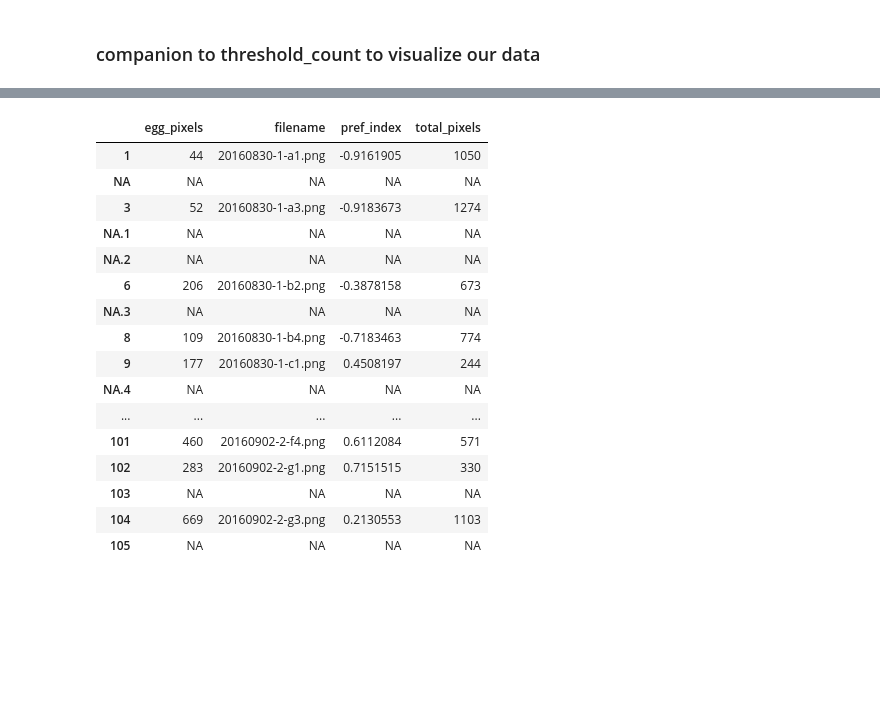
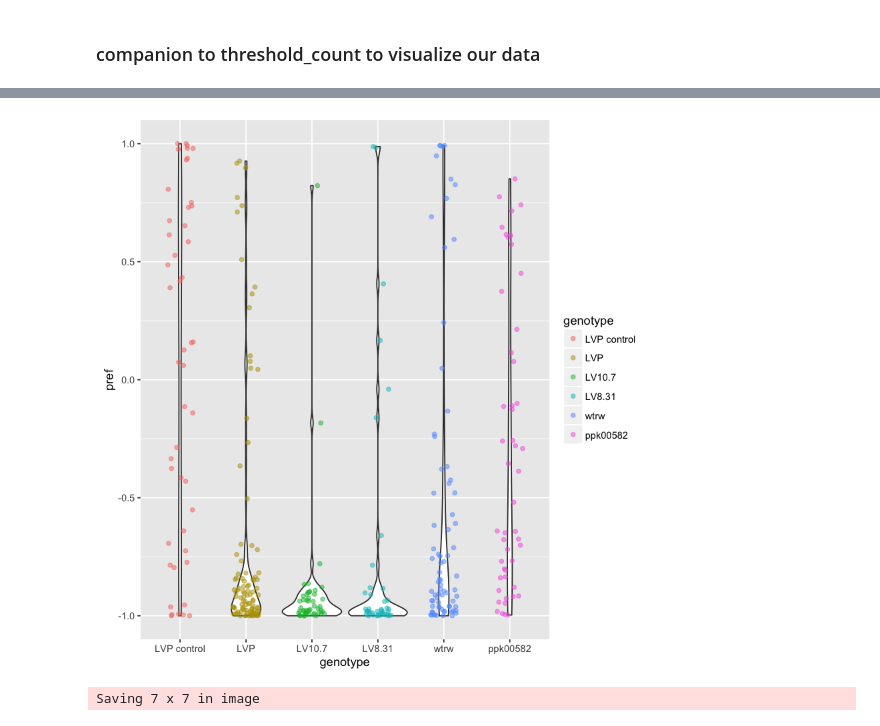
Before and after one commit to bnmtthws/eggCount, a Jupyter notebook: eggCount-plotting.ipynb, the cells around one changed output, grey strips where cells are left out. Saved outputs shown, nothing was run; the diff lists cells and outputs as text; code cells hidden in the pictures; blank space fills up the shorter version.

```diff
--- a/eggCount-plotting.ipynb
+++ b/eggCount-plotting.ipynb
@@ -10,47 +10,44 @@ test_A <- read.csv('~/Dropbox/sdworkin2016/genotype_A.csv')
 #test_A <- read.csv('~/Dropbox/sdworkin2016/solute_A.csv')
 
 test_A$pref_index <- as.numeric(as.character(test_A$pref_index))
-pref_A <- data.frame('genotype' = 'A', 'pref' = test_A[!is.na(test_A$pref_index),]$pref_index, 'pixels' = test_A[!is.na(test_A$pref_index),]$total_pixels)
+pref_A <- data.frame('genotype' = 'ppk00582', 'pref' = test_A[!is.na(test_A$pref_index),]$pref_index, 'pixels' = test_A[!is.na(test_A$pref_index),]$total_pixels)
 
 #### B
 test_B <- read.csv('~/Dropbox/sdworkin2016/genotype_B.csv')
 #test_B <- read.csv('~/Dropbox/sdworkin2016/solute_B.csv')
 
 test_B$pref_index <- as.numeric(as.character(test_B$pref_index))
-pref_B <- data.frame('genotype' = 'B', 'pref' = test_B[!is.na(test_B$pref_index),]$pref_index, 'pixels' = test_B[!is.na(test_B$pref_index),]$total_pixels)
+pref_B <- data.frame('genotype' = 'wtrw', 'pref' = test_B[!is.na(test_B$pref_index),]$pref_index, 'pixels' = test_B[!is.na(test_B$pref_index),]$total_pixels)
 
 #### C
 test_C <- read.csv('~/Dropbox/sdworkin2016/genotype_C.csv')
 #test_C <- read.csv('~/Dropbox/sdworkin2016/solute_C.csv')
 
 test_C$pref_index <- as.numeric(as.character(test_C$pref_index))
-pref_C <- data.frame('genotype' = 'C', 'pref' = test_C[!is.na(test_C$pref_index),]$pref_index, 'pixels' = test_C[!is.na(test_C$pref_index),]$total_pixels)
+pref_C <- data.frame('genotype' = 'LVP', 'pref' = test_C[!is.na(test_C$pref_index),]$pref_index, 'pixels' = test_C[!is.na(test_C$pref_index),]$total_pixels)
 
 #### D
 test_D <- read.csv('~/Dropbox/sdworkin2016/genotype_D.csv')
 test_D$pref_index <- as.numeric(as.character(test_D$pref_index))
-pref_D <- data.frame('genotype' = 'D', 'pref' = test_D[!is.na(test_D$pref_index),]$pref_index, 'pixels' = test_D[!is.na(test_D$pref_index),]$total_pixels)
+pref_D <- data.frame('genotype' = 'LV10.7', 'pref' = test_D[!is.na(test_D$pref_index),]$pref_index, 'pixels' = test_D[!is.na(test_D$pref_index),]$total_pixels)
 
 #### E
 test_E <- read.csv('~/Dropbox/sdworkin2016/genotype_E.csv')
 test_E$pref_index <- as.numeric(as.character(test_E$pref_index))
-pref_E <- data.frame('genotype' = 'E', 'pref' = test_E[!is.na(test_E$pref_index),]$pref_index, 'pixels' = test_E[!is.na(test_E$pref_index),]$total_pixels)
+pref_E <- data.frame('genotype' = 'LV8.31', 'pref' = test_E[!is.na(test_E$pref_index),]$pref_index, 'pixels' = test_E[!is.na(test_E$pref_index),]$total_pixels)
 
 #### F
 test_F <- read.csv('~/Dropbox/sdworkin2016/genotype_F.csv')
 test_F$pref_index <- as.numeric(as.character(test_F$pref_index))
-pref_F <- data.frame('genotype' = 'C', 'pref' = test_F[!is.na(test_F$pref_index),]$pref_index, 'pixels' = test_F[!is.na(test_F$pref_index),]$total_pixels)
+pref_F <- data.frame('genotype' = 'LVP', 'pref' = test_F[!is.na(test_F$pref_index),]$pref_index, 'pixels' = test_F[!is.na(test_F$pref_index),]$total_pixels)
 
 #### control
 control <- read.csv('~/Dropbox/sdworkin2016/control.csv')
 control$pref_index <- as.numeric(as.character(control$pref_index))
-control <- data.frame('genotype' = 'lvp-scrambled', 'pref' = control[!is.na(control$pref_index),]$pref_index, 'pixels' = control[!is.na(control$pref_index),]$total_pixels)
-
-
-all_preference <- rbind(pref_A,pref_B,pref_C,pref_D,pref_E,pref_F)
-all_preference.filtered <- all_preference[all_preference$pixels > 150,]
+control <- data.frame('genotype' = 'LVP control', 'pref' = control[!is.na(control$pref_index),]$pref_index, 'pixels' = control[!is.na(control$pref_index),]$total_pixels)
 
 all_preference <- rbind(pref_A,pref_B,pref_C,pref_D,pref_E,pref_F,control)
+all_preference$genotype <- factor(all_preference$genotype, levels = c("LVP control","LVP","LV10.7","LV8.31","wtrw","ppk00582"))
 all_preference.filtered <- all_preference[all_preference$pixels > 150,]
 
 preference_plot <- ggplot(data=all_preference,aes(x=genotype,y=pref)) + geom_point()
@@ -58,4 +55,7 @@ pixel_plot <- ggplot(data=all_preference,aes(x=genotype,y=pixels)) + geom_point(
 
 preference_plot.filtered <- ggplot(data=all_preference.filtered,aes(x=genotype,y=pref)) + geom_point()
 pixel_plot.filtered <- ggplot(data=all_preference.filtered,aes(x=genotype,y=pixels)) + geom_point()
+
+preference_plot.filtered.jitter <- ggplot(data=all_preference.filtered,aes(x=genotype,y=pref,colour=pixels)) + geom_jitter(width=0.5,alpha=0.5)
+preference_plot.filtered.violin <- ggplot(data=all_preference.filtered,aes(x=genotype,y=pref,colour=pixels)) + geom_violin() + geom_jitter(width=0.5,alpha=0.5)
 # %%
@@ -93,20 +89,9 @@ preference_plot.filtered + geom_boxplot()
-# %%
-test_A[test_A$total_pixels > 150,]
-# %% [output]
-|  | egg_pixels | filename | pref_index | total_pixels |
-| 1 | 44 | 20160830-1-a1.png | -0.9161905 | 1050 |
-| NA | NA | NA | NA | NA |
-| 3 | 52 | 20160830-1-a3.png | -0.9183673 | 1274 |
-| NA.1 | NA | NA | NA | NA |
-| NA.2 | NA | NA | NA | NA |
-| 6 | 206 | 20160830-1-b2.png | -0.3878158 | 673 |
-| NA.3 | NA | NA | NA | NA |
-| 8 | 109 | 20160830-1-b4.png | -0.7183463 | 774 |
-| 9 | 177 | 20160830-1-c1.png | 0.4508197 | 244 |
-| NA.4 | NA | NA | NA | NA |
-| ... | ... | ... | ... | ... |
-| 101 | 460 | 20160902-2-f4.png | 0.6112084 | 571 |
-| 102 | 283 | 20160902-2-g1.png | 0.7151515 | 330 |
-| 103 | NA | NA | NA | NA |
-| 104 | 669 | 20160902-2-g3.png | 0.2130553 | 1103 |
-| 105 | NA | NA | NA | NA |
+# %%
+preference_plot.filtered.violin <- ggplot(data=all_preference.filtered,aes(x=genotype,y=pref)) + geom_violin() + geom_jitter(width=0.5,alpha=0.5,aes(colour=genotype))
+preference_plot.filtered.violin
+# %% [output]
+[figure, added]
+# %%
+ggsave(filename = 'violin_dot.pdf',plot = preference_plot.filtered.violin,dpi = 300)
+# %% [output]
+Saving 7 x 7 in image
```
Also changed, not shown: parts of 2 cells of this notebook, 1 other file.
